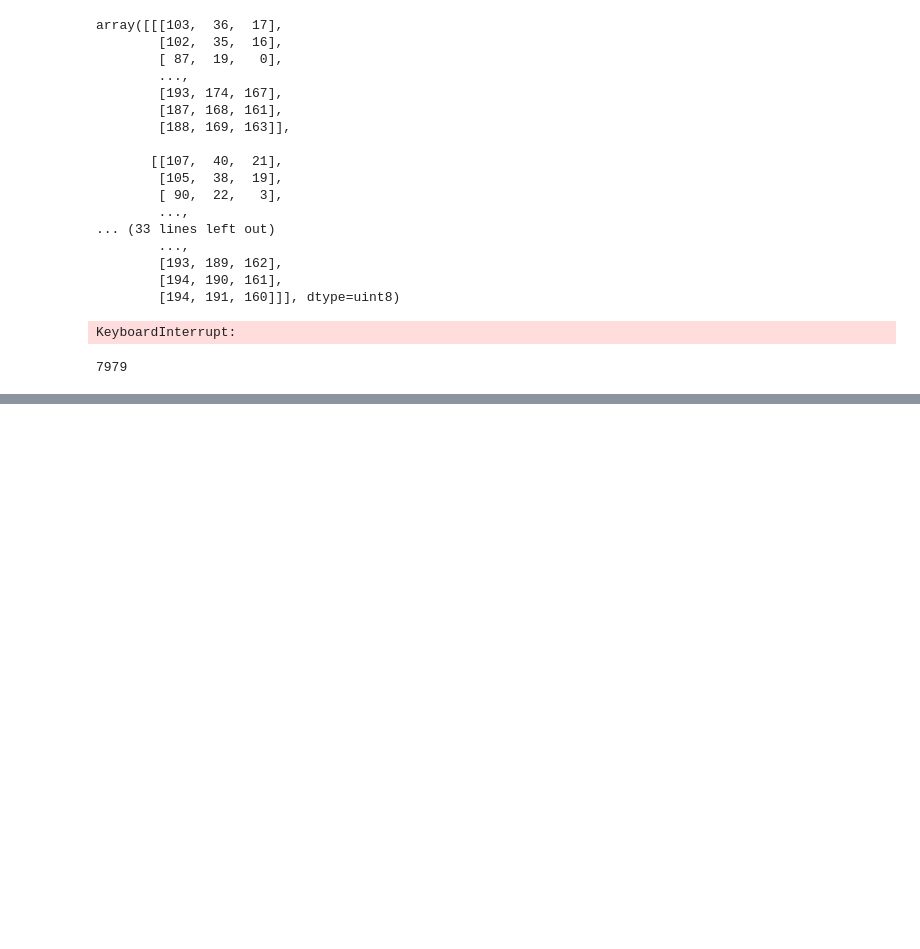
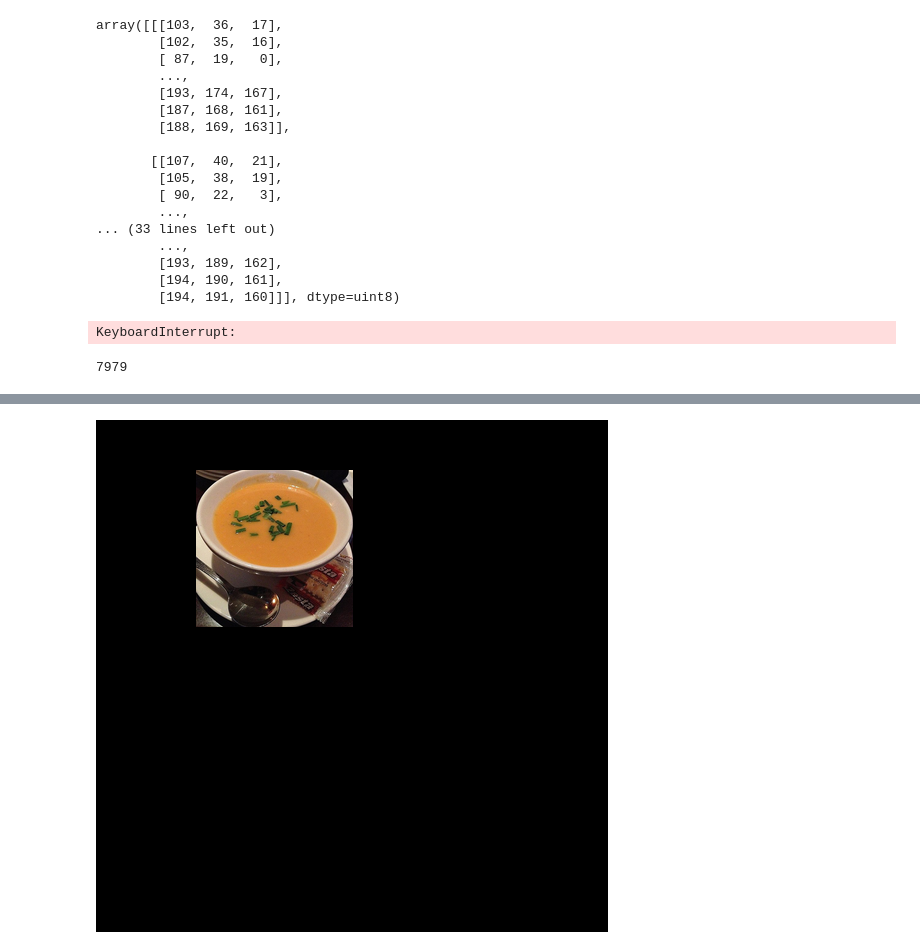
Before and after one commit to PETAR-BOT/food_nutrient_detection, a Jupyter notebook: Jupyter Notebooks/Get Data.ipynb, the cells around one changed output, grey strips where cells are left out. Saved outputs shown, nothing was run; the diff lists cells and outputs as text; code cells hidden in the pictures; blank space fills up the shorter version.

```diff
--- a/Jupyter Notebooks/Get Data.ipynb
+++ b/Jupyter Notebooks/Get Data.ipynb
@@ -219,0 +336,4 @@ array([[[ 6,  5,  3],
+# %%
+backround_pillow
+# %% [output]
+[figure, added]
```
Also changed, not shown: parts of 20 cells of this notebook, 2 other files.
